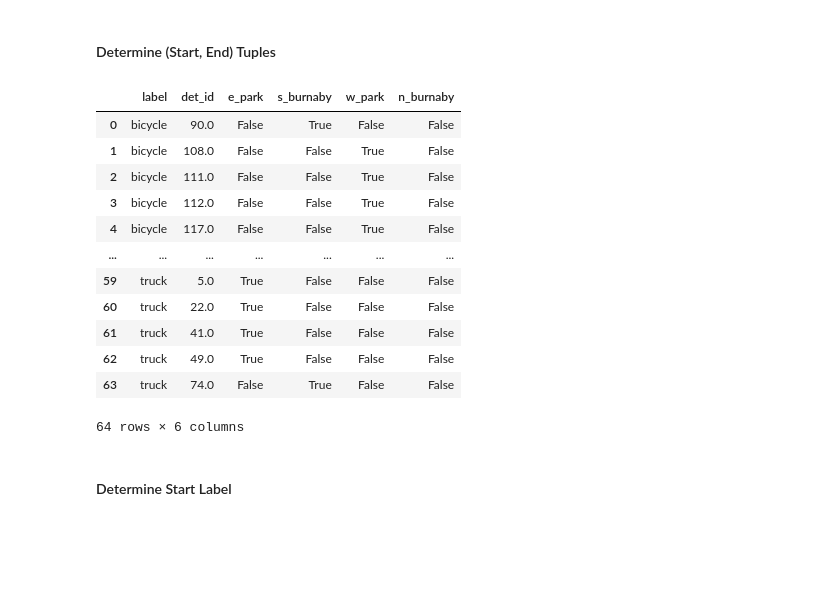
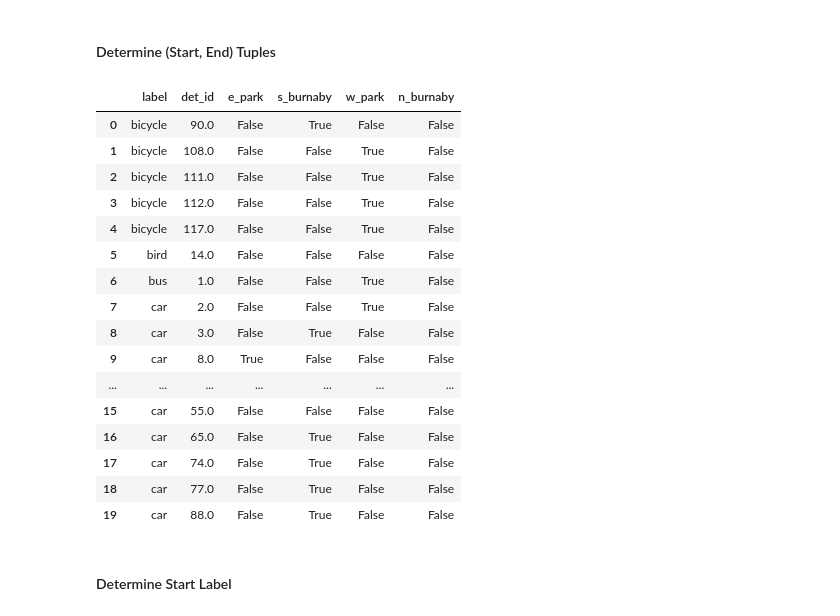
Before and after one commit to MEng-Team-Project/MEng-Team-Project-ML, a Jupyter notebook: notebooks/3. SQLite3 StrongSORT.ipynb, the cells around one changed output. Saved outputs shown, nothing was run; the diff lists cells and outputs as text; code cells hidden in the pictures; blank space fills up the shorter version.

```diff
--- a/notebooks/3. SQLite3 StrongSORT.ipynb
+++ b/notebooks/3. SQLite3 StrongSORT.ipynb
@@ -384,9 +384,12 @@ start_end_df["end_y"]   = start_end_df.apply(lambda row: row[0][-1][1], axis=1)
 if 0 in start_end_df:
     del start_end_df[0]
 
+region_polys = {}
+
 # 2. Get overlaps between start and end, and each region
 for route_region in ROUTE_REGIONS.keys():
     cur_polygon = Polygon(ROUTE_REGIONS[route_region])
+    region_polys[route_region] = cur_polygon
 
     # Start Geometry
     start_geometry = [Point(x, y) for x, y in zip(start_end_df["start_x"], start_end_df["start_y"])]
@@ -420,21 +423,25 @@ start_end_df
 # %% [markdown]
 #### Determine (Start, End) Tuples
 # %%
-overlap_start_df
+overlap_start_df.head(20)
 # %% [output]
 |  | label | det_id | e_park | s_burnaby | w_park | n_burnaby |
 | 0 | bicycle | 90.0 | False | True | False | False |
 | 1 | bicycle | 108.0 | False | False | True | False |
 | 2 | bicycle | 111.0 | False | False | True | False |
 | 3 | bicycle | 112.0 | False | False | True | False |
 | 4 | bicycle | 117.0 | False | False | True | False |
+| 5 | bird | 14.0 | False | False | False | False |
+| 6 | bus | 1.0 | False | False | True | False |
+| 7 | car | 2.0 | False | False | True | False |
+| 8 | car | 3.0 | False | True | False | False |
+| 9 | car | 8.0 | True | False | False | False |
 | ... | ... | ... | ... | ... | ... | ... |
-| 59 | truck | 5.0 | True | False | False | False |
-| 60 | truck | 22.0 | True | False | False | False |
-| 61 | truck | 41.0 | True | False | False | False |
-| 62 | truck | 49.0 | True | False | False | False |
-| 63 | truck | 74.0 | False | True | False | False |
+| 15 | car | 55.0 | False | False | False | False |
+| 16 | car | 65.0 | False | True | False | False |
+| 17 | car | 74.0 | False | True | False | False |
+| 18 | car | 77.0 | False | True | False | False |
+| 19 | car | 88.0 | False | True | False | False |
-64 rows × 6 columns
 # %% [markdown]
 #### Determine Start Label
 # %%
```
Also changed, not shown: parts of 22 cells of this notebook.
